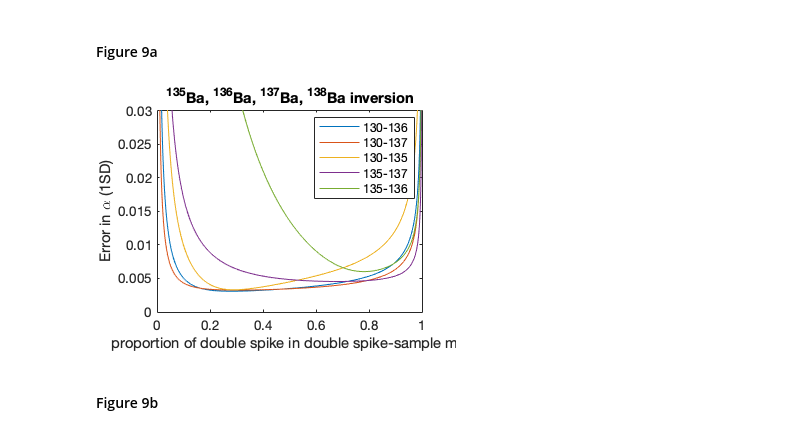
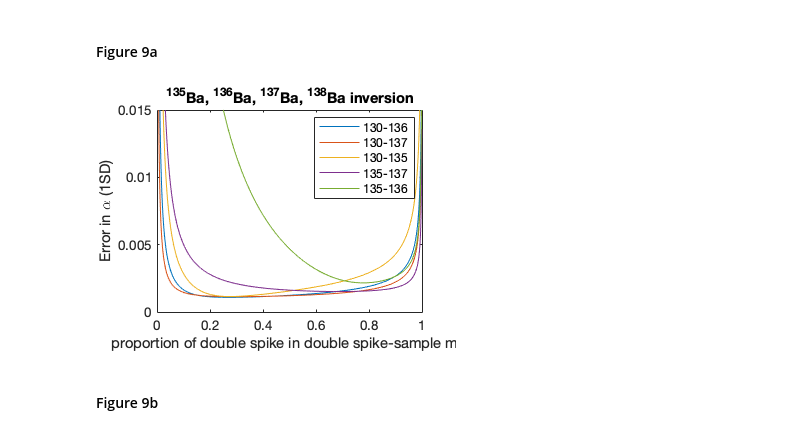
Before and after one commit to rcmarq/cosmo, a Jupyter notebook: docs/figures.ipynb, the cells around one changed output. Cells and saved outputs as stored; diff of their text form; code cells hidden in the pictures.

```diff
--- a/docs/figures.ipynb
+++ b/docs/figures.ipynb
@@ -455,26 +456,26 @@ Output written to docs/cocktail0.csv
 # %%
 % Read/import csv as a table
 Ba0 = readtable('docs/cocktail0.csv');
 isos = {'Ba130','Ba132','Ba134','Ba135','Ba136','Ba137','Ba138'};
 
 errorcurve('Ba',table2array(Ba0(1,isos)),[130 135 136 138])
 hold on
 errorcurve('Ba',table2array(Ba0(2,isos)),[130 135 137 138])
 errorcurve('Ba',table2array(Ba0(3,isos)),[130 134 135 138])
-errorcurve('Ba',table2array(Ba0(37,isos)),[134 135 137 138])
-errorcurve('Ba',table2array(Ba0(95,isos)),[135 136 137 138])
-
+errorcurve('Ba',table2array(Ba0(22,isos)),[134 135 137 138])
+errorcurve('Ba',table2array(Ba0(102,isos)),[135 136 137 138])
+ylim([0 0.015])
 hold off
 legend('130-136','130-137','130-135','135-137','135-136')
 
 cd figures
 set(gcf, 'PaperUnits', 'inches');
 x_width=3.75 ;y_width=2.8;
 set(gcf, 'PaperPosition', [0 0 x_width y_width]);
 saveas(gcf,'fig9a','epsc')
 cd ..
 # %% [output]
-[figure, old version]
+[figure, new version]
 # %% [markdown]
 #### Figure 9b
 # %% [markdown]
```
Also changed, not shown: parts of 4 cells of this notebook.
